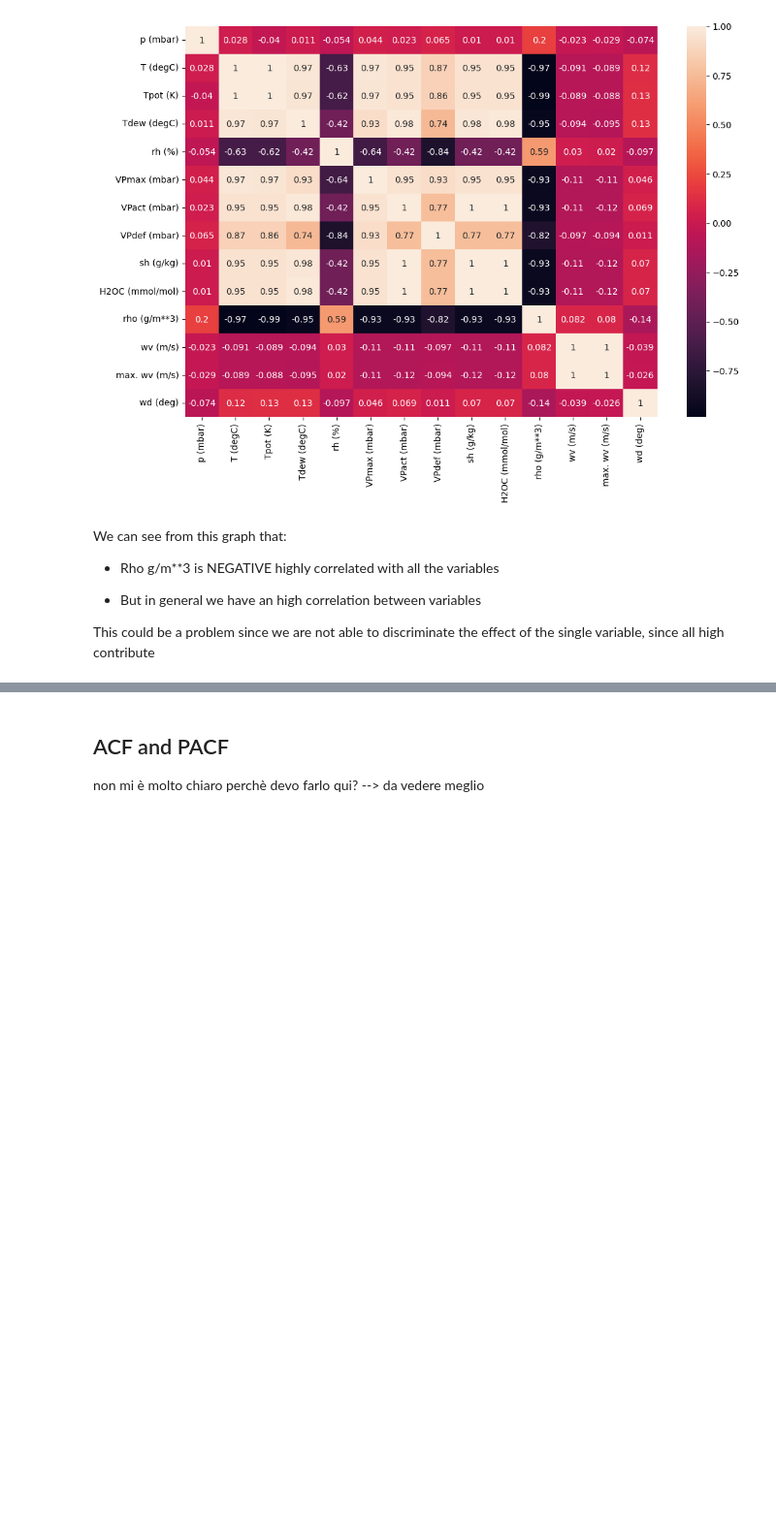
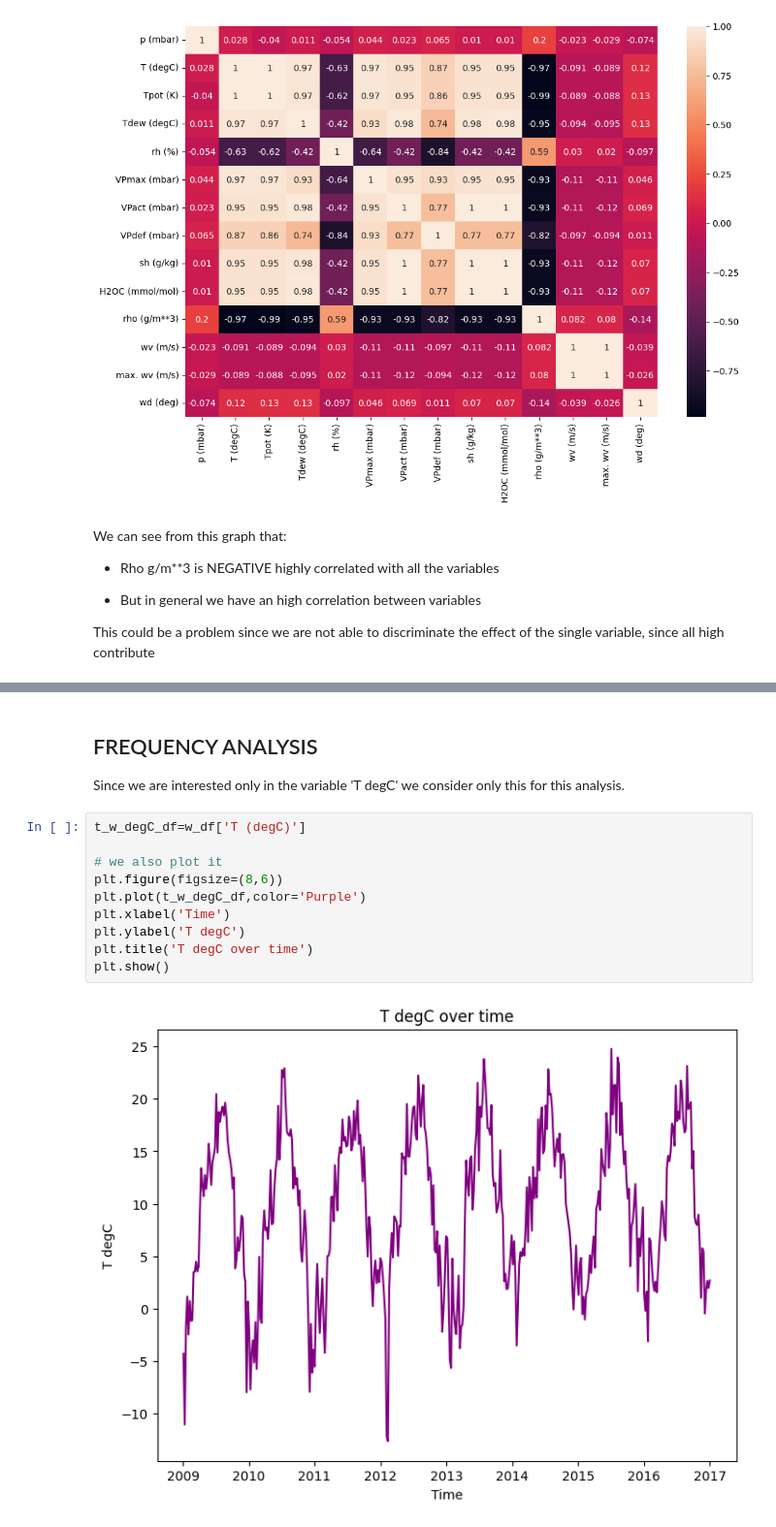
Before and after one commit to alelovo/StatisticalModels_project, a Jupyter notebook: EDA.ipynb, the cells around one changed output, grey strips where cells are left out. Shown at 97% size. Saved outputs shown, nothing was run; the diff lists cells and outputs as text; blank space fills up the shorter version.

```diff
--- a/EDA.ipynb
+++ b/EDA.ipynb
@@ -358,4 +319,16 @@ Periodogram for VPmax (mbar):
-# %% [markdown]
-## ACF and PACF
-
-non mi è molto chiaro perchè devo farlo qui? --> da vedere meglio
+# %% [markdown]
+## FREQUENCY ANALYSIS
+
+Since we are interested only in the variable 'T degC' we consider only this for this analysis.
+# %%
+t_w_degC_df=w_df['T (degC)']
+
+# we also plot it
+plt.figure(figsize=(8,6))
+plt.plot(t_w_degC_df,color='Purple')
+plt.xlabel('Time')
+plt.ylabel('T degC')
+plt.title('T degC over time')
+plt.show()
+# %% [output]
+[figure, added]
```
Also changed, not shown: parts of 9 cells of this notebook, 2 other files.
